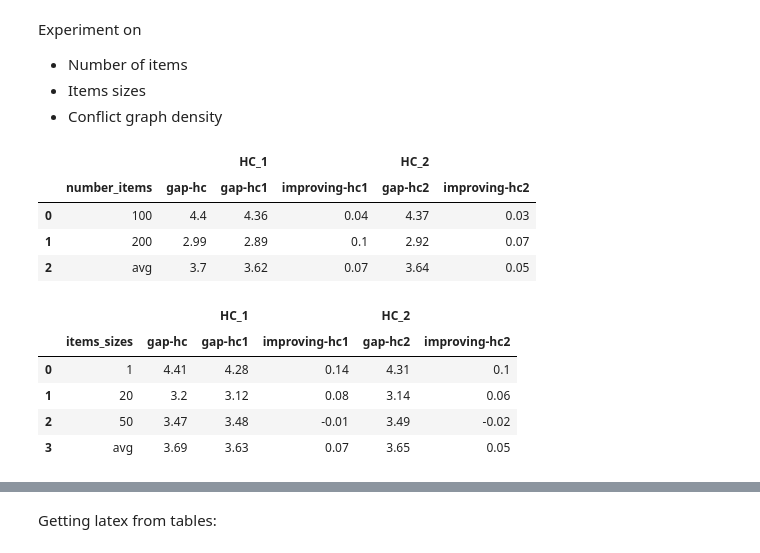
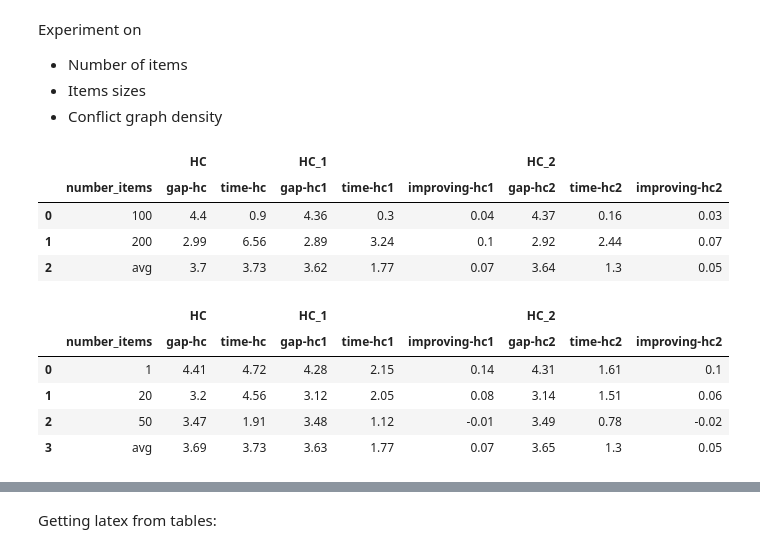
Before and after one commit to filipemedeiross/solving_vsbppc, a Jupyter notebook: experiments/experiments_greedy_criterion.ipynb, the cells around one changed output, grey strips where cells are left out. Saved outputs shown, nothing was run; the diff lists cells and outputs as text; code cells hidden in the pictures.

```diff
--- a/experiments/experiments_greedy_criterion.ipynb
+++ b/experiments/experiments_greedy_criterion.ipynb
@@ -75,7 +76,8 @@ data_legado_test  = pd.read_csv('../out/results_test_legado.txt' , delimiter=' '
 
 data_legado = pd.concat([data_legado_train,
                          data_legado_test], ignore_index=True)
-data_legado.rename(columns={'obj_lnsa': 'HC'}, inplace=True)
+data_legado.rename(columns={'obj_lnsa' : 'HC',
+                            'time_lnsa': 'time-hc'}, inplace=True)
 
 data_legado.head()
 # %% [output]
@@ -90,8 +92,8 @@ data_greedy1_train = pd.read_csv('../out/results_train_greedy1.txt', delimiter='
 data_greedy1_test  = pd.read_csv('../out/results_test_greedy1.txt' , delimiter=' ', usecols=COLS)
 
 data_greedy1 = pd.concat([data_greedy1_train, data_greedy1_test], ignore_index=True)
-data_greedy1.rename(columns={'obj_lnsa': 'HC1'},
-                    inplace=True)
+data_greedy1.rename(columns={'obj_lnsa' : 'HC1',
+                             'time_lnsa': 'time-hc1'}, inplace=True)
 
 data_greedy1.head()
 # %% [output]
@@ -106,7 +108,7 @@ data_greedy2_train = pd.read_csv('../out/results_train_greedy2.txt', delimiter='
 data_greedy2_test  = pd.read_csv('../out/results_test_greedy2.txt' , delimiter=' ', usecols=COLS)
 
 data_greedy2 = pd.concat([data_greedy2_train, data_greedy2_test], ignore_index=True)
-data_greedy2.rename(columns={'obj_lnsa': 'HC2'},
-                    inplace=True)
+data_greedy2.rename(columns={'obj_lnsa' : 'HC2',
+                             'time_lnsa': 'time-hc2'}, inplace=True)
 data_greedy2.head()
 # %% [output]
@@ -179,9 +181,12 @@ Experiment on
 # %%
 experiments_cols = [
     'gap-hc'       ,
+    'time-hc'      ,
     'gap-hc1'      ,
+    'time-hc1'     ,
     'improving-hc1',
     'gap-hc2'      ,
+    'time-hc2'     ,
     'improving-hc2',
 ]
 
@@ -203,55 +208,61 @@ experiment_ni = pd.concat([experiment_ni,
                           ignore_index=True)
 
 experiment_ni.columns = pd.MultiIndex.from_tuples([
-    ('', 'number_items'),
-    ('', 'gap-hc'),
-    ('HC_1', 'gap-hc1'),
-    ('', 'improving-hc1'),
-    ('HC_2', 'gap-hc2'),
-    ('', 'improving-hc2'),
+    (''    , 'number_items' ),
+    ('HC'  , 'gap-hc'       ),
+    (''    , 'time-hc'      ),
+    ('HC_1', 'gap-hc1'      ),
+    (''    , 'time-hc1'     ),
+    (''    , 'improving-hc1'),
+    ('HC_2', 'gap-hc2'      ),
+    (''    , 'time-hc2'     ),
+    (''    , 'improving-hc2'),
 ])
 
 experiment_ni
 # %% [output]
-|  |  |  | HC_1 |  | HC_2 |  |
-|  | number_items | gap-hc | gap-hc1 | improving-hc1 | gap-hc2 | improving-hc2 |
-| 0 | 100 | 4.4 | 4.36 | 0.04 | 4.37 | 0.03 |
-| 1 | 200 | 2.99 | 2.89 | 0.1 | 2.92 | 0.07 |
-| 2 | avg | 3.7 | 3.62 | 0.07 | 3.64 | 0.05 |
+|  |  | HC |  | HC_1 |  |  | HC_2 |  |  |
+|  | number_items | gap-hc | time-hc | gap-hc1 | time-hc1 | improving-hc1 | gap-hc2 | time-hc2 | improving-hc2 |
+| 0 | 100 | 4.4 | 0.9 | 4.36 | 0.3 | 0.04 | 4.37 | 0.16 | 0.03 |
+| 1 | 200 | 2.99 | 6.56 | 2.89 | 3.24 | 0.1 | 2.92 | 2.44 | 0.07 |
+| 2 | avg | 3.7 | 3.73 | 3.62 | 1.77 | 0.07 | 3.64 | 1.3 | 0.05 |
 # %%
 experiment_is = (
     data
     .filter(items=['items_sizes'] + experiments_cols)
     .groupby('items_sizes')
     .mean()
     .reset_index()
     .round(2)
 )
 
 avg = experiment_is[experiments_cols].mean().round(2)
 avg['items_sizes'] = 'avg'
 
 experiment_is = pd.concat([experiment_is,
                            avg.to_frame().T],
                           ignore_index=True)
 
 experiment_is.columns = pd.MultiIndex.from_tuples([
-    ('', 'items_sizes'),
-    ('', 'gap-hc'),
-    ('HC_1', 'gap-hc1'),
-    ('', 'improving-hc1'),
-    ('HC_2', 'gap-hc2'),
-    ('', 'improving-hc2'),
+    (''    , 'number_items' ),
+    ('HC'  , 'gap-hc'       ),
+    (''    , 'time-hc'      ),
+    ('HC_1', 'gap-hc1'      ),
+    (''    , 'time-hc1'     ),
+    (''    , 'improving-hc1'),
+    ('HC_2', 'gap-hc2'      ),
+    (''    , 'time-hc2'     ),
+    (''    , 'improving-hc2'),
 ])
 
 experiment_is
 # %% [output]
-|  |  |  | HC_1 |  | HC_2 |  |
-|  | items_sizes | gap-hc | gap-hc1 | improving-hc1 | gap-hc2 | improving-hc2 |
-| 0 | 1 | 4.41 | 4.28 | 0.14 | 4.31 | 0.1 |
-| 1 | 20 | 3.2 | 3.12 | 0.08 | 3.14 | 0.06 |
-| 2 | 50 | 3.47 | 3.48 | -0.01 | 3.49 | -0.02 |
-| 3 | avg | 3.69 | 3.63 | 0.07 | 3.65 | 0.05 |
+|  |  | HC |  | HC_1 |  |  | HC_2 |  |  |
+|  | number_items | gap-hc | time-hc | gap-hc1 | time-hc1 | improving-hc1 | gap-hc2 | time-hc2 | improving-hc2 |
+| 0 | 1 | 4.41 | 4.72 | 4.28 | 2.15 | 0.14 | 4.31 | 1.61 | 0.1 |
+| 1 | 20 | 3.2 | 4.56 | 3.12 | 2.05 | 0.08 | 3.14 | 1.51 | 0.06 |
+| 2 | 50 | 3.47 | 1.91 | 3.48 | 1.12 | -0.01 | 3.49 | 0.78 | -0.02 |
+| 3 | avg | 3.69 | 3.73 | 3.63 | 1.77 | 0.07 | 3.65 | 1.3 | 0.05 |
 # %%
 experiment_cg = (
     data
```
Also changed, not shown: parts of 10 cells of this notebook.
